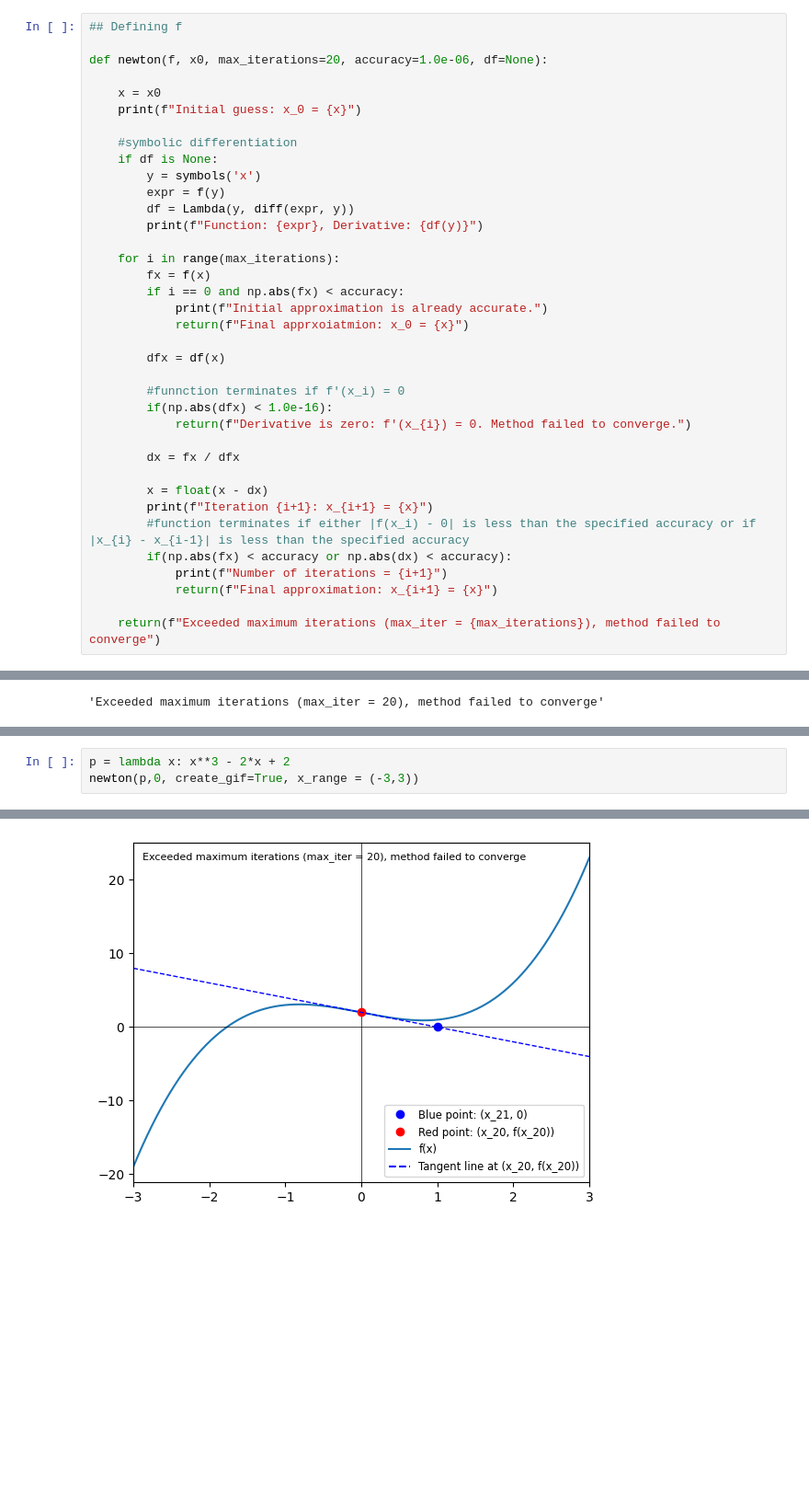
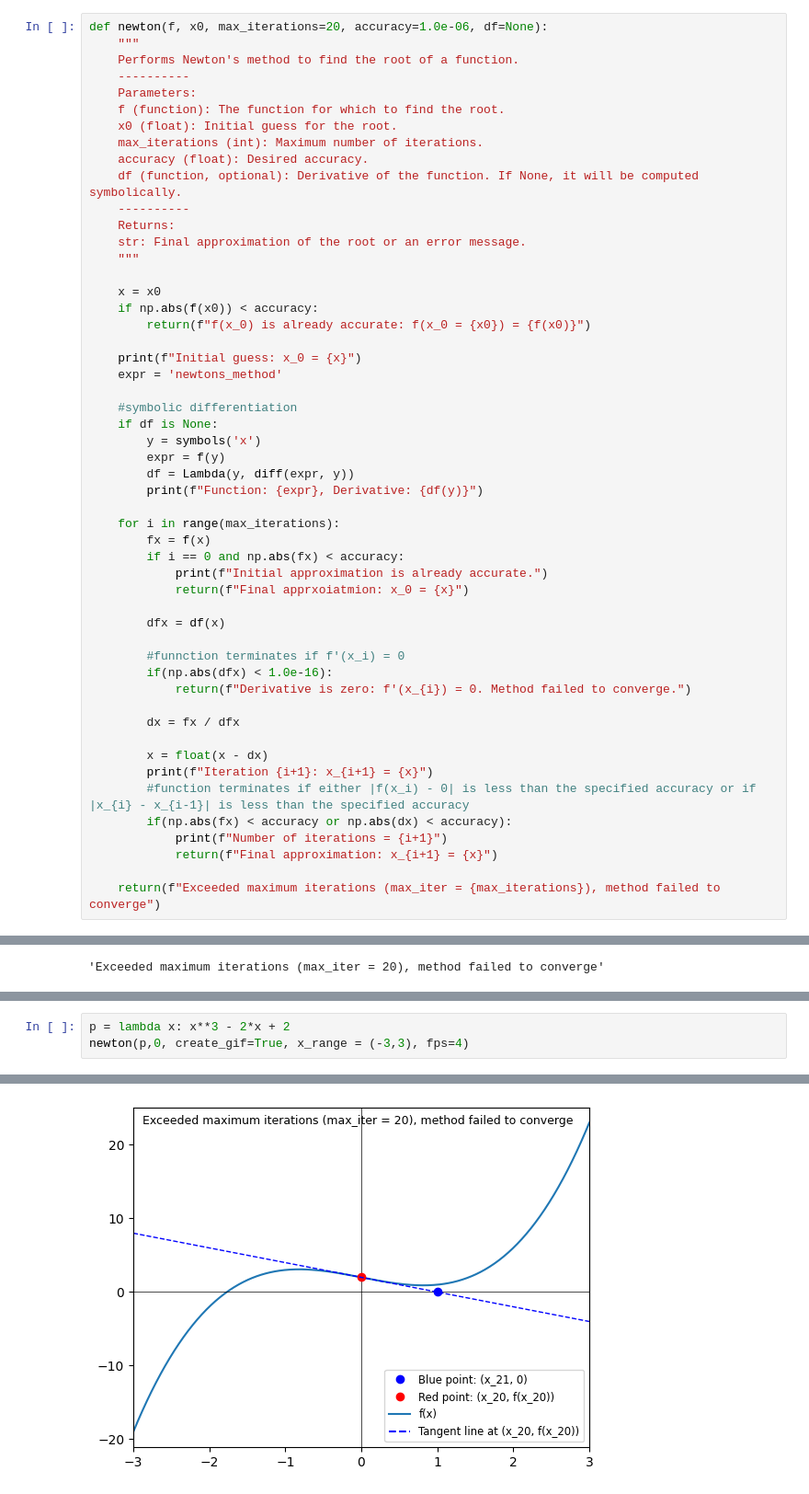
Before and after one commit to jkoganem/21-122, a Jupyter notebook: newton.ipynb, the cells around one changed output, grey strips where cells are left out. Shown: that part at 92% size. Saved outputs shown, nothing was run; the diff lists cells and outputs as text; blank space fills up the shorter version.

```diff
--- a/newton.ipynb
+++ b/newton.ipynb
@@ -14,10 +22,25 @@ from sympy import *
 # %%
-## Defining f
-
 def newton(f, x0, max_iterations=20, accuracy=1.0e-06, df=None):
+    """
+    Performs Newton's method to find the root of a function.
+    ----------
+    Parameters:
+    f (function): The function for which to find the root.
+    x0 (float): Initial guess for the root.
+    max_iterations (int): Maximum number of iterations.
+    accuracy (float): Desired accuracy.
+    df (function, optional): Derivative of the function. If None, it will be computed symbolically.
+    ----------
+    Returns:
+    str: Final approximation of the root or an error message.
+    """
 
     x = x0
+    if np.abs(f(x0)) < accuracy:
+        return(f"f(x_0) is already accurate: f(x_0 = {x0}) = {f(x0)}")
+
     print(f"Initial guess: x_0 = {x}")
+    expr = 'newtons_method'
 
     #symbolic differentiation
     if df is None:
@@ -294,6 +380,6 @@ Iteration 20: x_20 = 104857.59999999925
 # %%
 p = lambda x: x**3 - 2*x + 2
-newton(p,0, create_gif=True, x_range = (-3,3))
+newton(p,0, create_gif=True, x_range = (-3,3), fps=4)
 # %% [output]
 Initial guess: x_0 = 0
 Function: x**3 - 2*x + 2, Derivative: 3*x**2 - 2
@@ -316 +402 @@ Iteration 20: x_20 = 0.0
-[figure, old version]
+[figure, new version]
```
Also changed, not shown: parts of 18 cells of this notebook, 4 other files.
